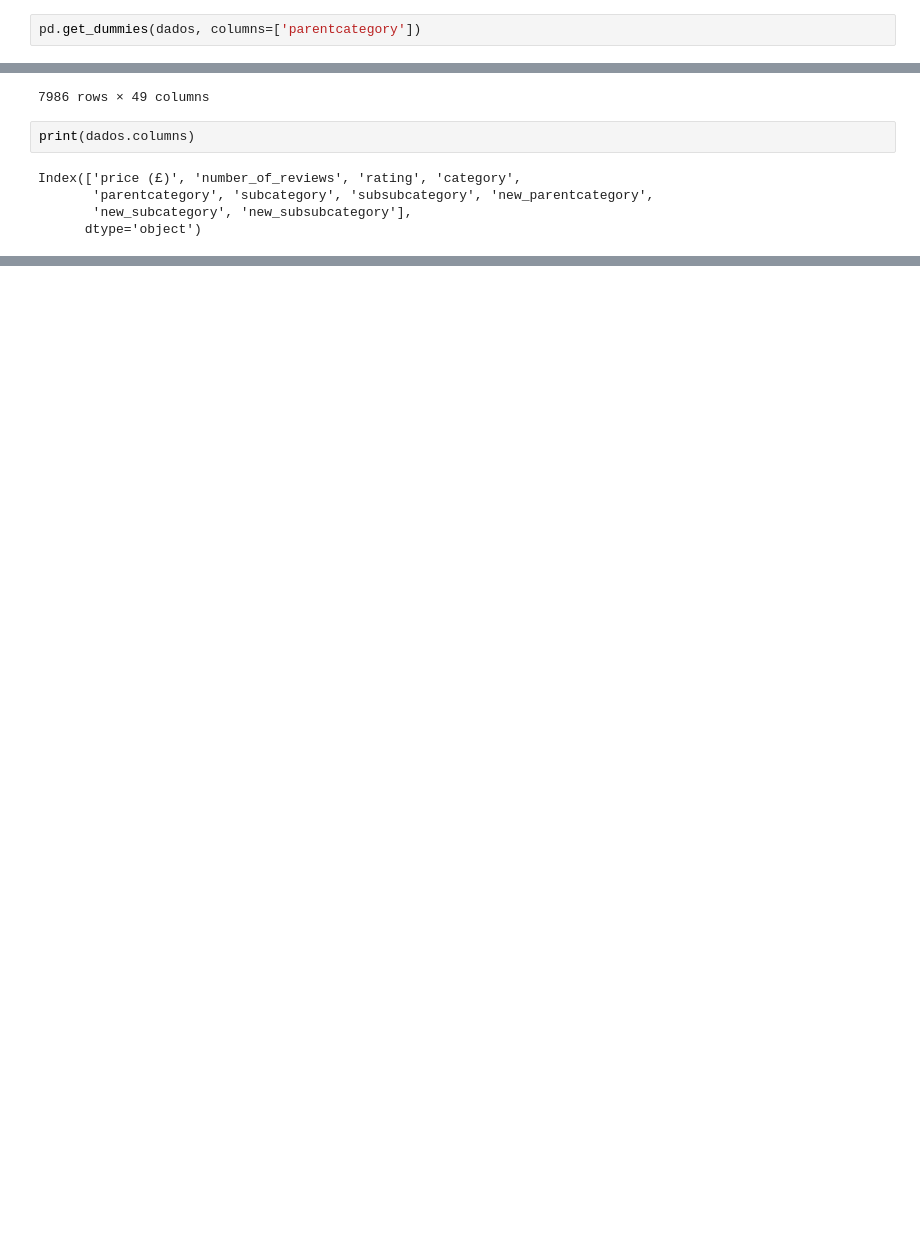
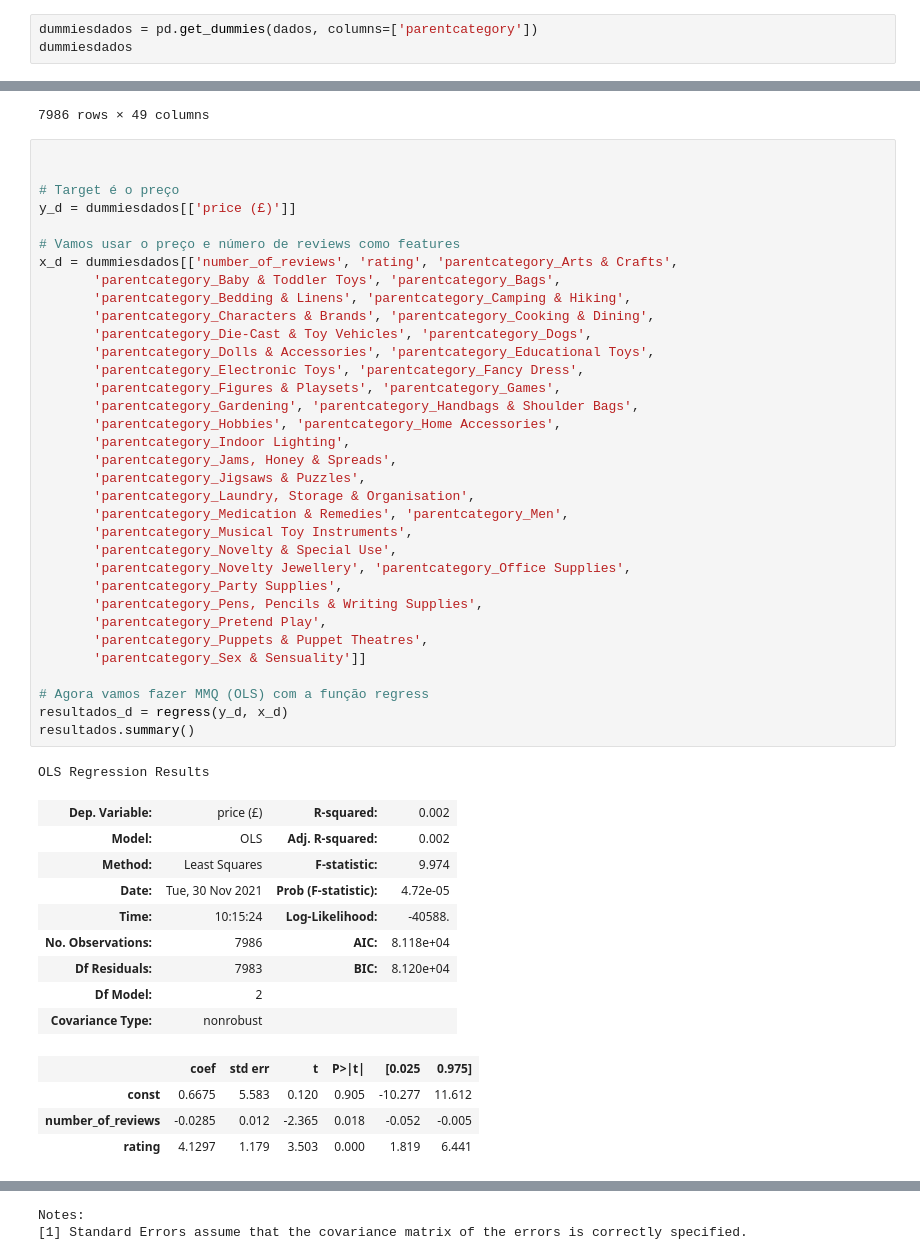
Before and after one commit to betomansur/projeto-2, a Jupyter notebook: Principal.ipynb, the cells around one changed output, grey strips where cells are left out. Drawn from its saved outputs; the diff is of its cells as text; blank space fills up the shorter version.

Commit message:
tentiva dummies quase correta

```diff
--- a/Principal.ipynb
+++ b/Principal.ipynb
@@ -345,7 +345,8 @@ ValueError: Pandas data cast to numpy dtype of object. Check input data with np.
 # %% [markdown]
 **tentativa 1 dummies**
 # %%
-pd.get_dummies(dados, columns=['parentcategory'])
+dummiesdados = pd.get_dummies(dados, columns=['parentcategory'])
+dummiesdados
 # %% [output]
 |  | price (£) | number_of_reviews | rating | category | subcategory | subsubcategory | new_parentcategory | ... |
 | 0 | 3.42 | 15 | 4.9 | Hobbies > Model Trains & Railway ... | Model Trains & Railway Sets | Rail Vehicles | Hobbies | ... |
@@ -360,10 +361,52 @@ pd.get_dummies(dados, columns=['parentcategory'])
 | 7984 | 49.81 | 1 | 5.0 | Hobbies > Collectible Figures & M... | Collectible Figures & Memorabilia | Collectible Props & Memorabilia | Hobbies | ... |
 | 7985 | 21.20 | 11 | 4.5 | Characters & Brands > Star Wars >... | Star Wars | Toys | Characters & Brands | ... |
 7986 rows × 49 columns
-# %%
-print(dados.columns)
-# %% [output]
-Index(['price (£)', 'number_of_reviews', 'rating', 'category',
-       'parentcategory', 'subcategory', 'subsubcategory', 'new_parentcategory',
-       'new_subcategory', 'new_subsubcategory'],
-      dtype='object')
+# %%
+
+
+# Target é o preço
+y_d = dummiesdados[['price (£)']]
+
+# Vamos usar o preço e número de reviews como features
+x_d = dummiesdados[['number_of_reviews', 'rating', 'parentcategory_Arts & Crafts',
+       'parentcategory_Baby & Toddler Toys', 'parentcategory_Bags',
+       'parentcategory_Bedding & Linens', 'parentcategory_Camping & Hiking',
+       'parentcategory_Characters & Brands', 'parentcategory_Cooking & Dining',
+       'parentcategory_Die-Cast & Toy Vehicles', 'parentcategory_Dogs',
+       'parentcategory_Dolls & Accessories', 'parentcategory_Educational Toys',
+       'parentcategory_Electronic Toys', 'parentcategory_Fancy Dress',
+       'parentcategory_Figures & Playsets', 'parentcategory_Games',
+       'parentcategory_Gardening', 'parentcategory_Handbags & Shoulder Bags',
+       'parentcategory_Hobbies', 'parentcategory_Home Accessories',
+       'parentcategory_Indoor Lighting',
+       'parentcategory_Jams, Honey & Spreads',
+       'parentcategory_Jigsaws & Puzzles',
+       'parentcategory_Laundry, Storage & Organisation',
+       'parentcategory_Medication & Remedies', 'parentcategory_Men',
+       'parentcategory_Musical Toy Instruments',
+       'parentcategory_Novelty & Special Use',
+       'parentcategory_Novelty Jewellery', 'parentcategory_Office Supplies',
+       'parentcategory_Party Supplies',
+       'parentcategory_Pens, Pencils & Writing Supplies',
+       'parentcategory_Pretend Play',
+       'parentcategory_Puppets & Puppet Theatres',
+       'parentcategory_Sex & Sensuality']]
+
+# Agora vamos fazer MMQ (OLS) com a função regress
+resultados_d = regress(y_d, x_d)
+resultados.summary()
+# %% [output]
+OLS Regression Results
+| Dep. Variable: | price (£) | R-squared: | 0.002 |
+| Model: | OLS | Adj. R-squared: | 0.002 |
+| Method: | Least Squares | F-statistic: | 9.974 |
+| Date: | Tue, 30 Nov 2021 | Prob (F-statistic): | 4.72e-05 |
+| Time: | 10:15:24 | Log-Likelihood: | -40588. |
+| No. Observations: | 7986 | AIC: | 8.118e+04 |
+| Df Residuals: | 7983 | BIC: | 8.120e+04 |
+| Df Model: | 2 |  |  |
+| Covariance Type: | nonrobust |  |  |
+|  | coef | std err | t | P>|t| | [0.025 | 0.975] |
+| const | 0.6675 | 5.583 | 0.120 | 0.905 | -10.277 | 11.612 |
+| number_of_reviews | -0.0285 | 0.012 | -2.365 | 0.018 | -0.052 | -0.005 |
+| rating | 4.1297 | 1.179 | 3.503 | 0.000 | 1.819 | 6.441 |
@@ -369,0 +417,2 @@ Index(['price (£)', 'number_of_reviews', 'rating', 'category',
+Notes:
+[1] Standard Errors assume that the covariance matrix of the errors is correctly specified.
```
Also changed, not shown: parts of 4 cells of this notebook.
